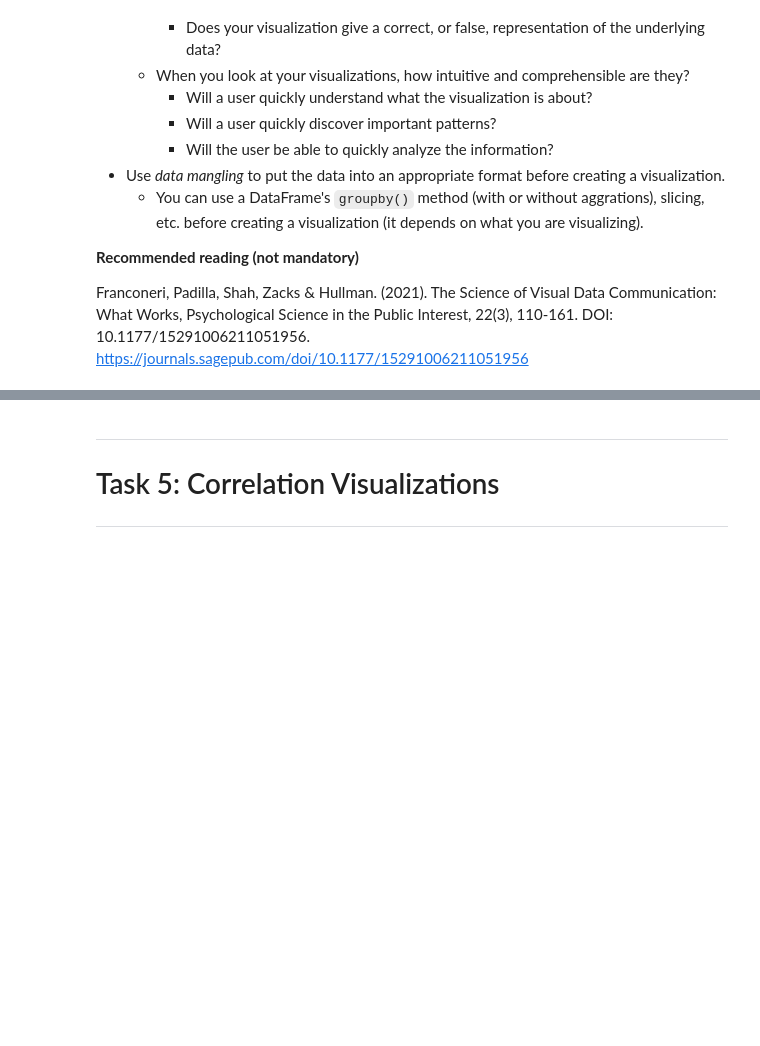
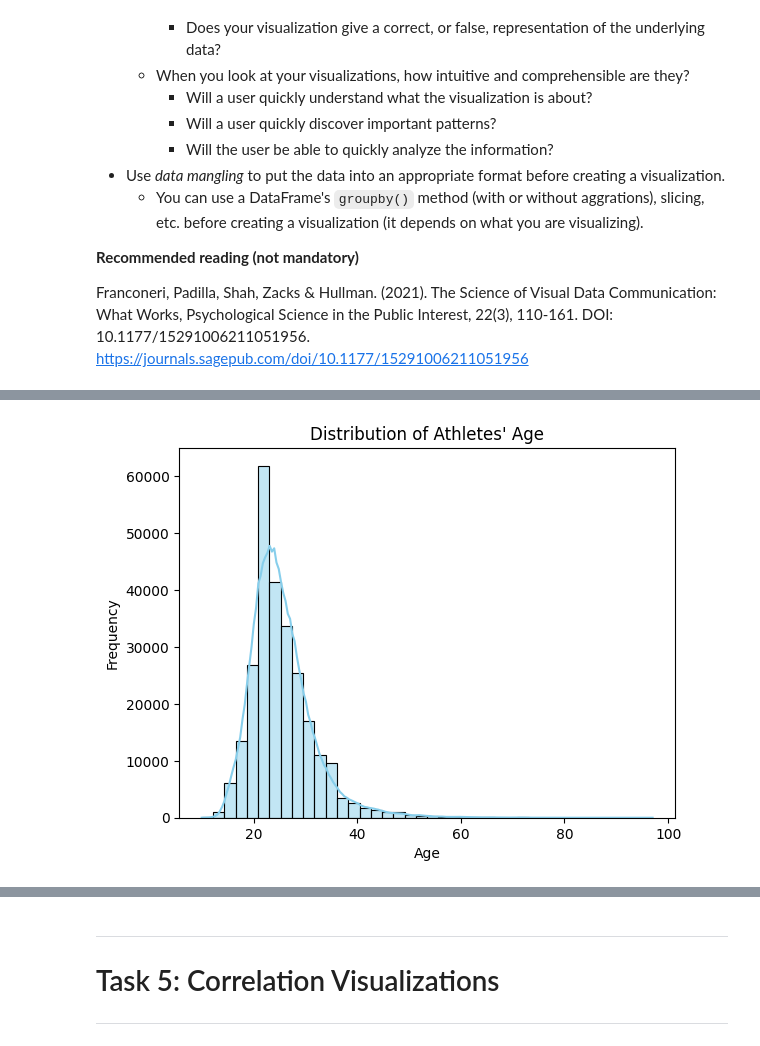
Before and after one commit to Hussein-g1itch/C1VI1B_2026, a Jupyter notebook: assignment/assignment.ipynb, the cells around one changed output, grey strips where cells are left out. Cells and saved outputs as stored; diff of their text form; code cells hidden in the pictures; blank space fills up the shorter version.

```diff
--- a/assignment/assignment.ipynb
+++ b/assignment/assignment.ipynb
@@ -617,6 +614,13 @@ Create a visualization showing the athlete Age distribution (counts, frequencies
 </details>
 # %%
 # TODO: Write your code here to visualize the distribution of athlete Age.
+
+sns.histplot(data=df, x='Age', bins=40, kde=True, color='skyblue')
+plt.title("Distribution of Athletes' Age")
+plt.ylabel("Frequency")
+plt.show()
+# %% [output]
+[figure, added]
 # %% [markdown]
 ---
 ## Task 3.3 Visualize the Distribution of Athletes' Height
```
Also changed, not shown: parts of 8 cells of this notebook.
